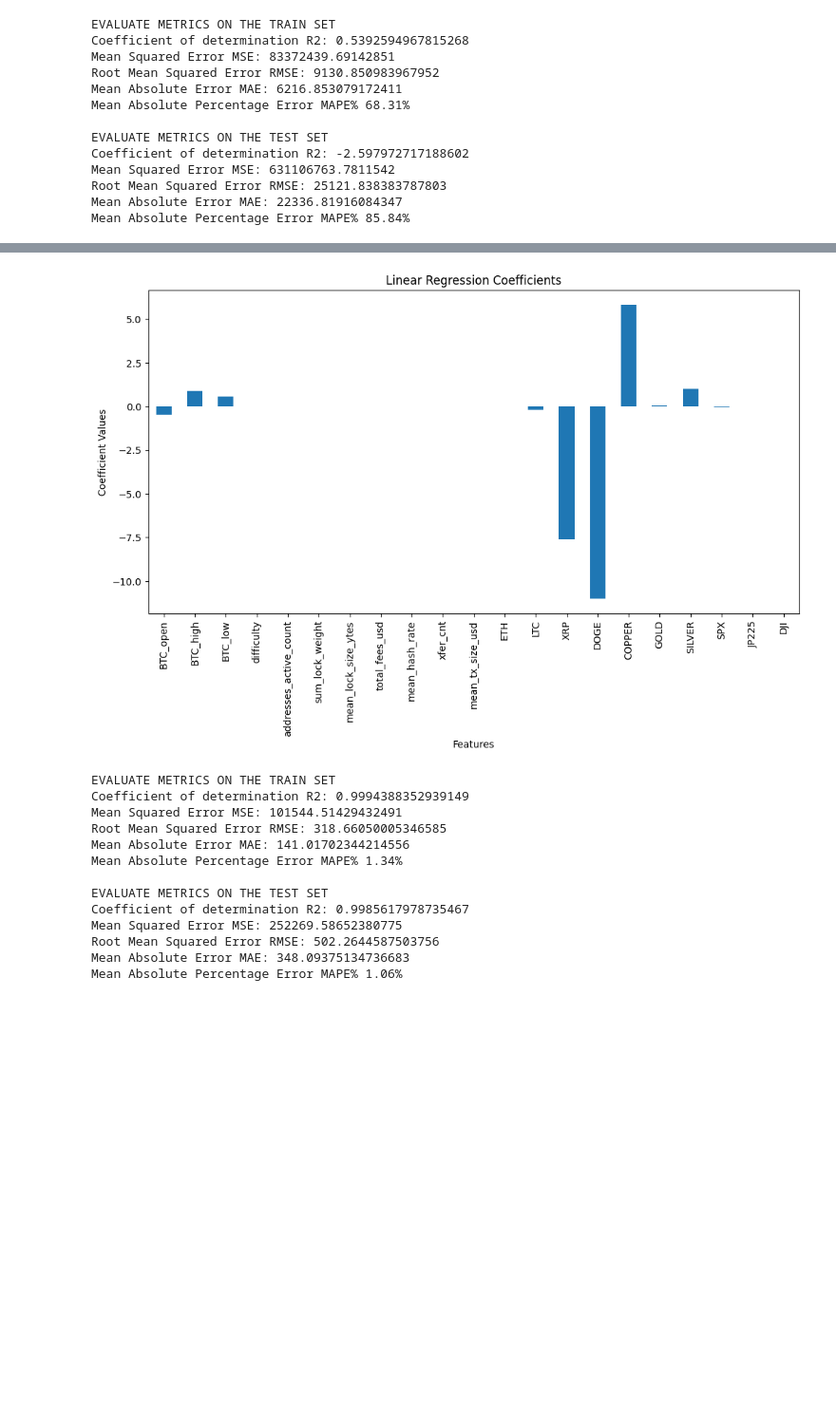
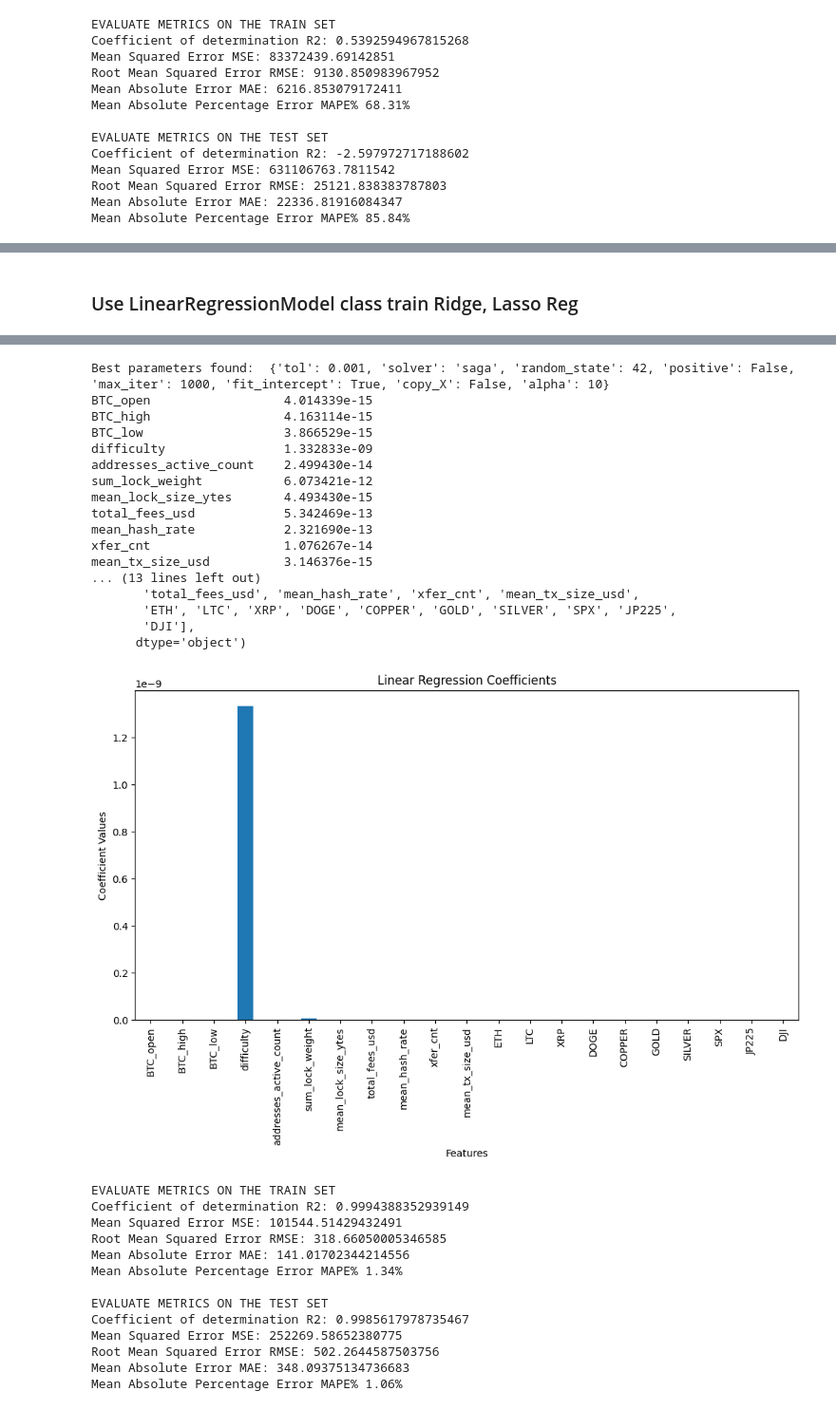
Before and after one commit to lavibula/BitcoinPrediction, a Jupyter notebook: Members/DNCuong/Multi_LR_nor data.ipynb, the cells around one changed output, grey strips where cells are left out. Shown at 95% size. Cells and saved outputs as stored; diff of their text form; code cells hidden in the pictures; blank space fills up the shorter version.

```diff
--- a/Members/DNCuong/Multi_LR_nor data.ipynb
+++ b/Members/DNCuong/Multi_LR_nor data.ipynb
@@ -229,7 +239,7 @@ import matplotlib.pyplot as plt
 
 # Train Ridge model to find best hyperparam
 ridge_model = Ridge()
-param_grid = {
+param_Ridge = {
     'alpha': [0.001, 0.01, 0.1, 1, 10, 100],
     'solver': ['auto', 'svd', 'cholesky', 'lsqr', 'sparse_cg', 'sag', 'saga'],
     # 'fit_intercept': [True, False],
@@ -241,7 +251,7 @@ param_grid = {
 }
 
 tscv = TimeSeriesSplit(n_splits=3)
-grid_search_model = GridSearchCV(estimator=ridge_model, param_grid=param_grid, cv=tscv, verbose=0)
+grid_search_model = GridSearchCV(estimator=ridge_model, param_grid=param_grid, cv=tscv)
                  # estimator: model ước tính, verbose=0 ẩn info process.
 grid_search_model.fit(X_train, y_train)
 print("Best parameters found: ", grid_search_model.best_params_)
@@ -375,18 +401,21 @@ class LinearRegressionModel:
+# %% [markdown]
+### Use LinearRegressionModel class train Ridge, Lasso Reg
 # %%
-param_grid = {
+# Ridge
+param_Ridge = {
     'alpha': [0.001, 0.01, 0.1, 1, 10, 100],
     'solver': ['auto', 'svd', 'cholesky', 'lsqr', 'sparse_cg', 'sag', 'saga'],
-    # 'fit_intercept': [True, False],
-    # 'copy_X': [True, False],
-    # 'max_iter': [None, 1000, 5000],
-    # 'tol': [0.001, 0.0001, 0.00001],
-    # 'positive': [True, False],
+    'fit_intercept': [True, False],
+    'copy_X': [True, False],
+    'max_iter': [None, 1000, 5000],
+    'tol': [0.001, 0.0001, 0.00001],
+    'positive': [True, False],
     'random_state': [42] # or any other integer value
 }
-ridge_model = LinearRegressionModel(X_train, y_train, Ridge, param_grid)
-ridge_model.print_best_param()
-ridge_model.get_coef_pdSeries()
-ridge_model.print_important_features()
-ridge_model.plot_coef_bar()
-ridge_model.evaluate_model(y_train, y_pred_train, y_test, y_pred_test)
+best_ridge_model = LinearRegressionModel(X_train, y_train, Ridge, param_gird_or_dist=param_Ridge, search_type='random_search')
+best_ridge_model.print_best_param()
+print(best_ridge_model.get_coef_pdSeries())
+best_ridge_model.print_important_features()
+best_ridge_model.plot_coef_bar()
+best_ridge_model.evaluate_model(y_train, y_pred_train, y_test, y_pred_test)
 # %% [output]
@@ -400,15 +439,32 @@ Important features: Index(['BTC_open', 'BTC_high', 'BTC_low', 'difficulty',
+Best parameters found:  {'tol': 0.001, 'solver': 'saga', 'random_state': 42, 'positive': False, 'max_iter': 1000, 'fit_intercept': True, 'copy_X': False, 'alpha': 10}
+BTC_open                  4.014339e-15
+BTC_high                  4.163114e-15
+BTC_low                   3.866529e-15
+difficulty                1.332833e-09
+addresses_active_count    2.499430e-14
+sum_lock_weight           6.073421e-12
+mean_lock_size_ytes       4.493430e-15
+total_fees_usd            5.342469e-13
+mean_hash_rate            2.321690e-13
+xfer_cnt                  1.076267e-14
+mean_tx_size_usd          3.146376e-15
+... (13 lines left out)
+       'total_fees_usd', 'mean_hash_rate', 'xfer_cnt', 'mean_tx_size_usd',
+       'ETH', 'LTC', 'XRP', 'DOGE', 'COPPER', 'GOLD', 'SILVER', 'SPX', 'JP225',
+       'DJI'],
+      dtype='object')
-[figure, old version]
+[figure, new version]
-EVALUATE METRICS ON THE TRAIN SET
-Coefficient of determination R2: 0.9994388352939149
-Mean Squared Error MSE: 101544.51429432491
-Root Mean Squared Error RMSE: 318.66050005346585
-Mean Absolute Error MAE: 141.01702344214556
-Mean Absolute Percentage Error MAPE% 1.34%
-
-EVALUATE METRICS ON THE TEST SET
-Coefficient of determination R2: 0.9985617978735467
-Mean Squared Error MSE: 252269.58652380775
-Root Mean Squared Error RMSE: 502.2644587503756
-Mean Absolute Error MAE: 348.09375134736683
-Mean Absolute Percentage Error MAPE% 1.06%
+EVALUATE METRICS ON THE TRAIN SET
+Coefficient of determination R2: 0.9994388352939149
+Mean Squared Error MSE: 101544.51429432491
+Root Mean Squared Error RMSE: 318.66050005346585
+Mean Absolute Error MAE: 141.01702344214556
+Mean Absolute Percentage Error MAPE% 1.34%
+
+EVALUATE METRICS ON THE TEST SET
+Coefficient of determination R2: 0.9985617978735467
+Mean Squared Error MSE: 252269.58652380775
+Root Mean Squared Error RMSE: 502.2644587503756
+Mean Absolute Error MAE: 348.09375134736683
+Mean Absolute Percentage Error MAPE% 1.06%
 # %%
```
Also changed, not shown: parts of 29 cells of this notebook.
